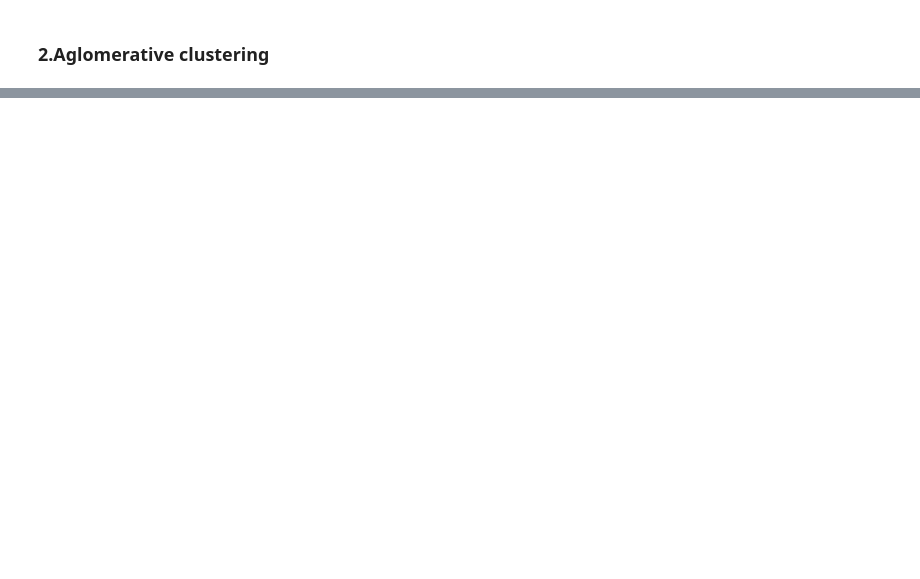
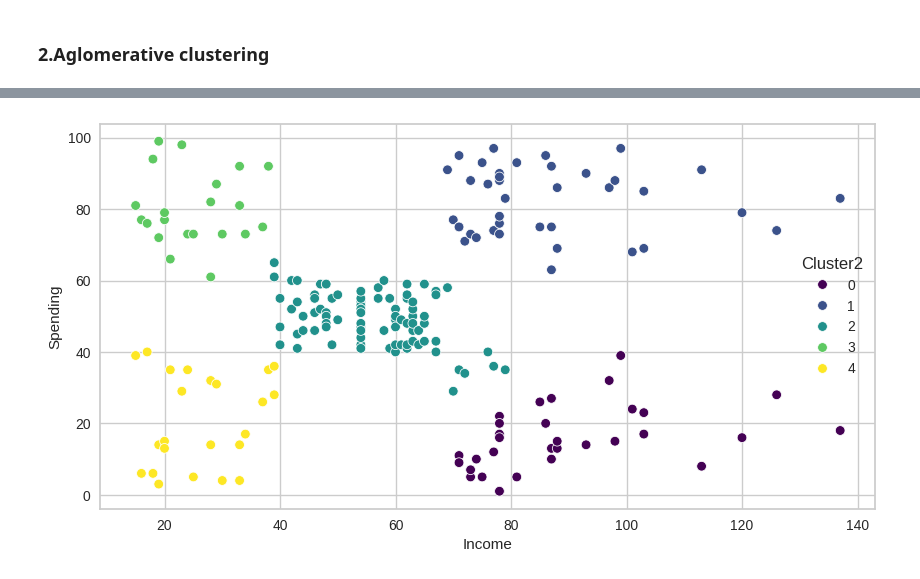
Before and after one commit to DhanashreeAmbekar/Machine-Learning, a Jupyter notebook: Clustering.ipynb, the cells around one changed output, grey strips where cells are left out. Drawn from its saved outputs; the diff is of its cells as text; code cells hidden in the pictures; blank space fills up the shorter version.

```diff
--- a/Clustering.ipynb
+++ b/Clustering.ipynb
@@ -341,0 +373,3 @@ plt.show()
+# %%
+agc_labels = best_agc.labels_
+agc_labels
@@ -341,0 +387,3 @@ plt.show()
+# %%
+
+X1["Cluster2"] = agc_labels
@@ -341,0 +406,8 @@ plt.show()
+# %%
+plt.figure(figsize=(10, 5))
+
+sns.scatterplot(data=X1, x="Income", y="Spending", hue="Cluster2", palette="viridis")
+
+plt.show()
+# %% [output]
+[figure, added]
```
Also changed, not shown: parts of 13 cells of this notebook.
